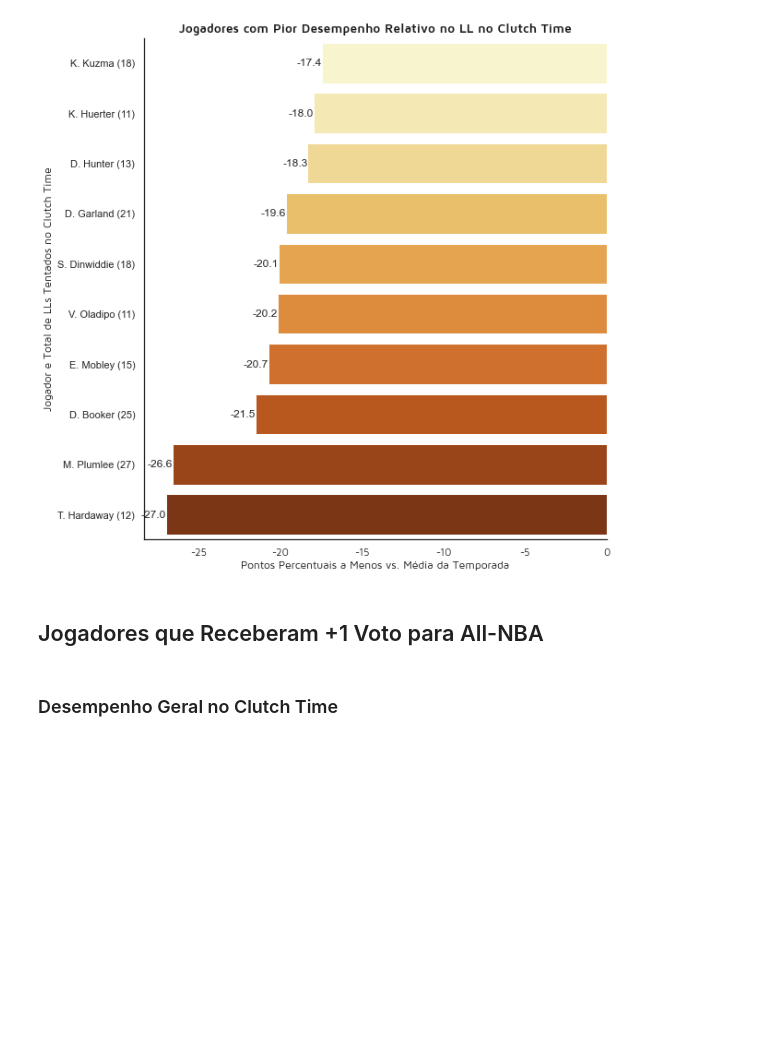
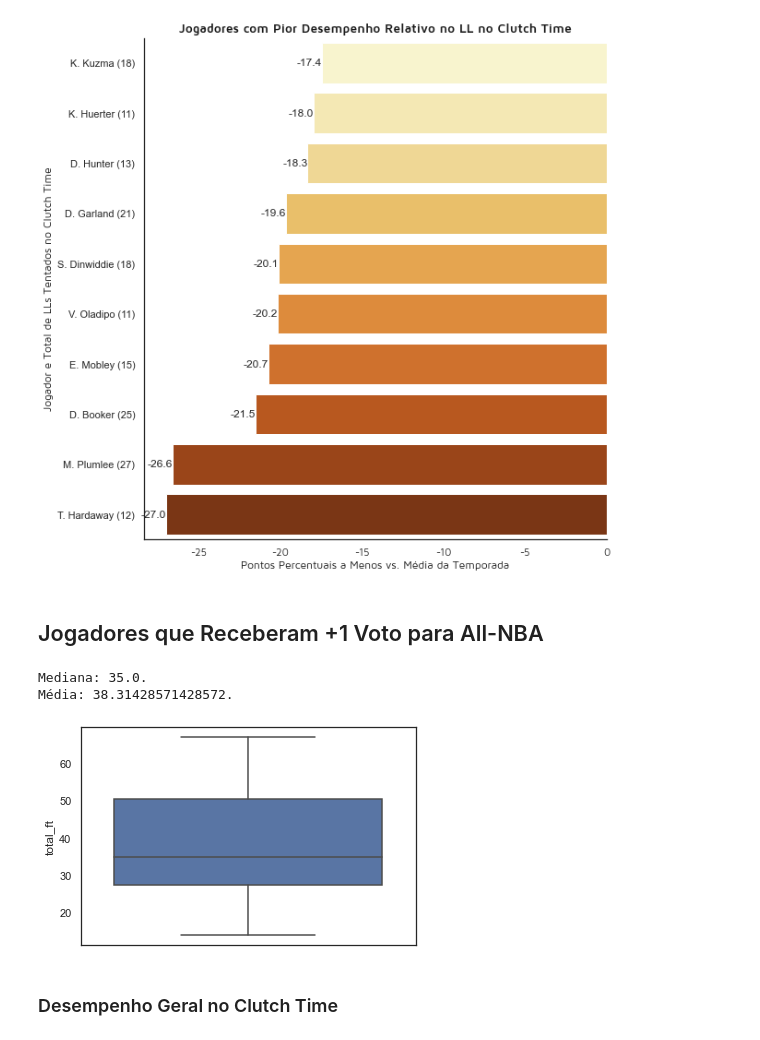
Before and after one commit to vnery5/Projetos, a Jupyter notebook: Pressao_Lance_Livre/main.ipynb, the cells around one changed output. Saved outputs shown, nothing was run; the diff lists cells and outputs as text; code cells hidden in the pictures; blank space fills up the shorter version.

Commit message:
Descritivas de estrelas (média e mediana)

```diff
--- a/Pressao_Lance_Livre/main.ipynb
+++ b/Pressao_Lance_Livre/main.ipynb
@@ -1050,6 +1050,15 @@ lista_all_nba = ['G. Antetokounmpo', 'J. Tatum', 'J. Embiid', 'S. Gilgeous-Alexa
 
 # Filtrando
 df_jogadores_ll_allnba = df_jogadores_ll_analise.query('player_name in @lista_all_nba').copy()
+# %%
+# Vendo distribuição do número de arremesos
+sns.boxplot(y='total_ft', data=df_jogadores_ll_allnba)
+print(f"Mediana: {df_jogadores_ll_allnba['total_ft'].median()}.")
+print(f"Média: {df_jogadores_ll_allnba['total_ft'].mean()}.")
+# %% [output]
+Mediana: 35.0.
+Média: 38.31428571428572.
+[figure, added]
 # %% [markdown]
 ### Desempenho Geral no Clutch Time
 # %%
```
